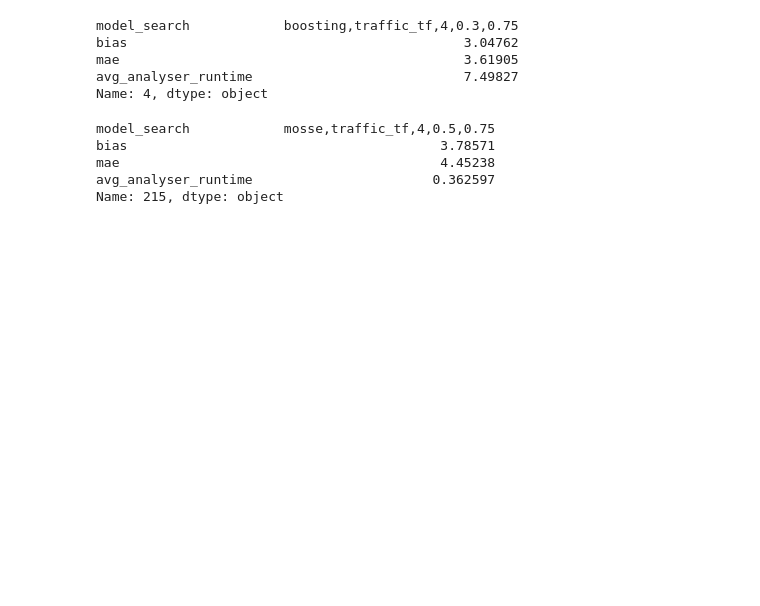
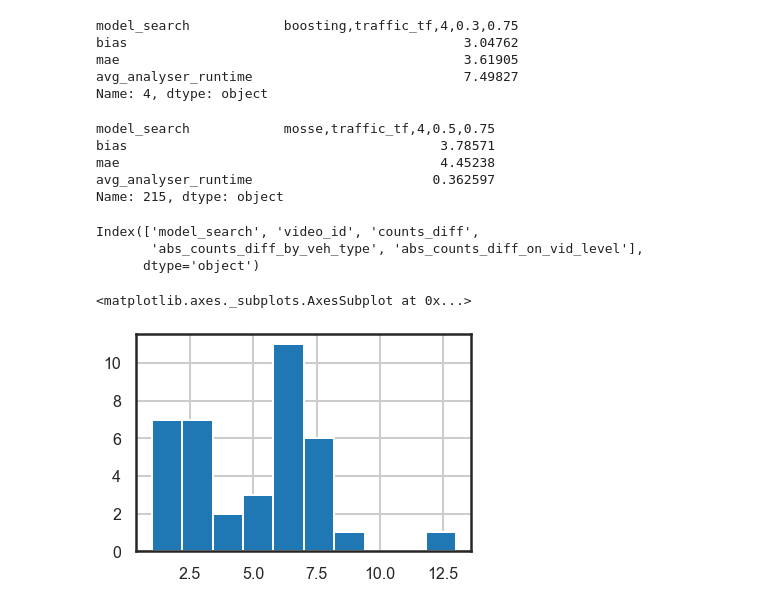
Before and after one commit to dssg/air_pollution_estimation, a Jupyter notebook: notebooks/20190816-jch-plot-eval-for-model-selection-gpu.ipynb, the cells around one changed output. Drawn from its saved outputs; the diff is of its cells as text; code cells hidden in the pictures; blank space fills up the shorter version.

```diff
--- a/notebooks/20190816-jch-plot-eval-for-model-selection-gpu.ipynb
+++ b/notebooks/20190816-jch-plot-eval-for-model-selection-gpu.ipynb
@@ -338,3 +362,14 @@ bias                                        3.78571
 mae                                         4.45238
 avg_analyser_runtime                       0.362597
 Name: 215, dtype: object
+# %%
+vid_level_model_comparison_df.columns
+# %% [output]
+Index(['model_search', 'video_id', 'counts_diff',
+       'abs_counts_diff_by_veh_type', 'abs_counts_diff_on_vid_level'],
+      dtype='object')
+# %%
+vid_level_model_comparison_df[vid_level_model_comparison_df.model_search == fastest_model].abs_counts_diff_by_veh_type.hist()
+# %% [output]
+<matplotlib.axes._subplots.AxesSubplot at 0x...>
+[figure, added]
```
Also changed, not shown: parts of 4 cells of this notebook.
